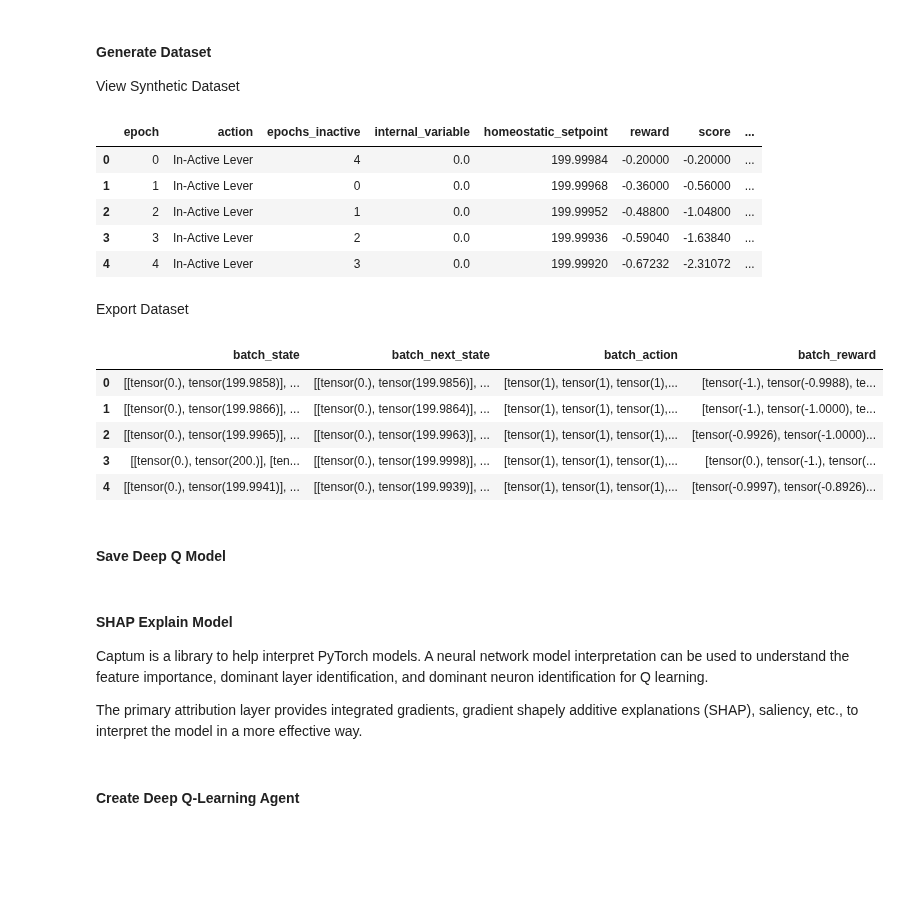
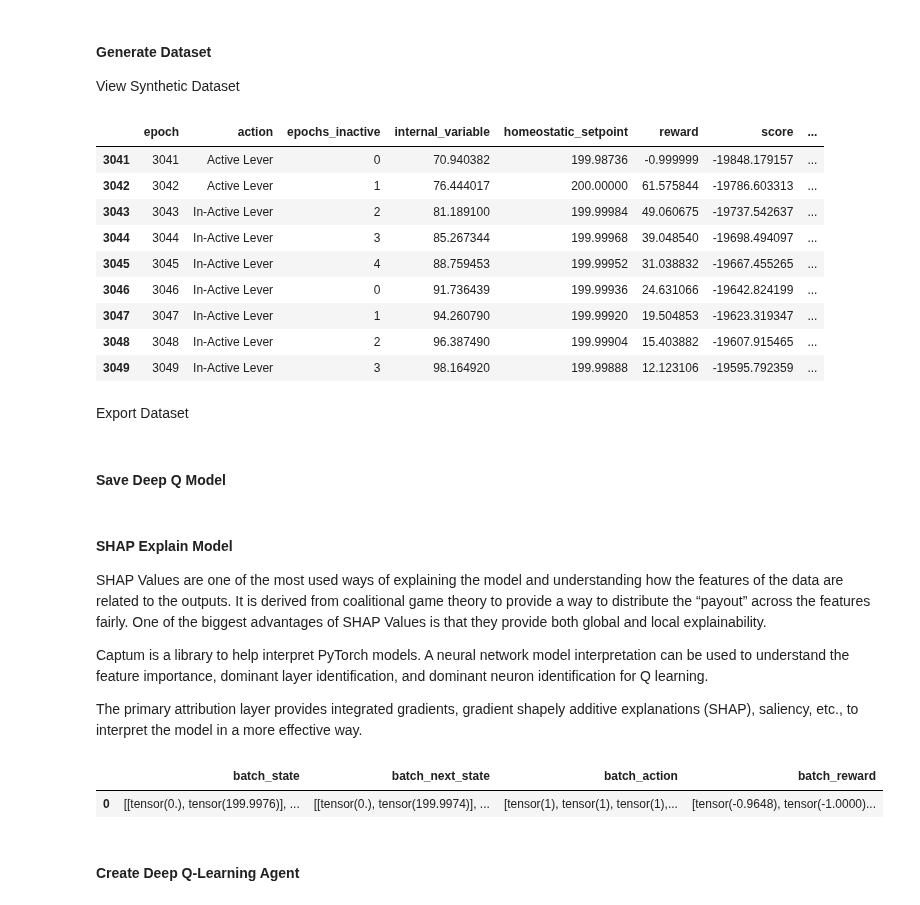
Before and after one commit to rob-sullivan/tu060, a Jupyter notebook: robert_s_sullivan_msc_dissertation.ipynb, the cells around one changed output. Drawn from its saved outputs; the diff is of its cells as text; code cells hidden in the pictures; blank space fills up the shorter version.

Commit message:
shap next

```diff
--- a/robert_s_sullivan_msc_dissertation.ipynb
+++ b/robert_s_sullivan_msc_dissertation.ipynb
@@ -72,17 +83,18 @@ Comprised of a neural network model and a memory model.
 * We also use the Adam Optimisation algorithm. This is an extension to stocastic gradient desent to update weights of the neural network.
 # %%
 class Dqn():
-    def __init__(self, input_size, nb_action, gamma, capacity=100000, learning=0.001, temperature=100):
+    def __init__(self, input_size, nb_action, gamma, capacity=100000, learning=0.001, temperature=100, memory_sample=100):
         self.gamma = gamma
         self.reward_window = []
         self.model = Network(input_size, nb_action)
         self.memory = ReplayMemory(capacity) #100k
+        self.memory_sample = memory_sample
         self.optimizer = optim.Adam(self.model.parameters(), lr = learning)
         self.last_state = torch.Tensor(input_size).unsqueeze(0)
         self.last_action = 0
         self.last_reward = 0
         self.temp = temperature
-        self.df = pd.DataFrame(columns=['batch_state', 'batch_next_state', 'batch_action', 'batch_reward'])
+
     # select action for x duration
     def select_action(self, state):
         #softmax converts numbers into probabilities
@@ -106,19 +118,6 @@ class Dqn():
         #return action.data[0,0], q_values[0][action], action_prob[0][action]
         return action.data[0,0], q_values, action_prob
 
-    #to train our AI
-    #forward propagation then backproagation
-    # get our output, target, compare our output to the target to compute the loss error
-    # backproagate loss error into the nn and use stochastic gradient descent we update the weights according to how much they contributed to the loss error
-    def learn(self, batch_state, batch_next_state, batch_reward, batch_action):
-        outputs = self.model(batch_state).gather(1, batch_action.unsqueeze(1)).squeeze(1)
-        next_outputs = self.model(batch_next_state).detach().max(1)[0]
-        target = self.gamma*next_outputs + batch_reward
-        td_loss = F.smooth_l1_loss(outputs, target)
-        self.optimizer.zero_grad()
-        td_loss.backward(retain_graph = True)
-        self.optimizer.step()
-
     #When ai reaches a new state we update everything
     #update action, last action becomes the new action but also the last state becomes the new state and last reward becomes the new state
     # we then get this new transition and update our reward window to track training progress and exploration
@@ -126,10 +125,8 @@ class Dqn():
         new_state = torch.Tensor(new_signal).float().unsqueeze(0)
         self.memory.push((self.last_state, new_state, torch.LongTensor([int(self.last_action)]), torch.Tensor([self.last_reward])))
         action, q, p = self.select_action(new_state)
-        if len(self.memory.memory) > 100:
-            batch_state, batch_next_state, batch_action, batch_reward = self.memory.sample(100)
-            self.df.loc[len(self.df.index)] = [batch_state.squeeze(), batch_next_state.squeeze(), batch_action.squeeze(), batch_reward.squeeze()]
-
+        if len(self.memory.memory) > self.memory_sample: #100
+            batch_state, batch_next_state, batch_action, batch_reward = self.memory.sample(self.memory_sample)
             self.learn(batch_state, batch_next_state, batch_reward, batch_action)
         self.last_action = action
         self.last_state = new_state
@@ -138,6 +135,20 @@ class Dqn():
         #if len(self.reward_window) > 1000:
         #    del self.reward_window[0]
         return action, q, p
+
+    #to train our AI
+    #forward propagation then backproagation
+    # get our output, target, compare our output to the target to compute the loss error
+    # backproagate loss error into the nn and use stochastic gradient descent we update the weights according to how much they contributed to the loss error
+    def learn(self, batch_state, batch_next_state, batch_reward, batch_action):
+        outputs = self.model(batch_state).gather(1, batch_action.unsqueeze(1)).squeeze(1)
+        self.df.loc[len(self.df.index)] = [outputs]
+        next_outputs = self.model(batch_next_state).detach().max(1)[0]
+        target = self.gamma*next_outputs + batch_reward
+        td_loss = F.smooth_l1_loss(outputs, target)
+        self.optimizer.zero_grad()
+        td_loss.backward(retain_graph = True)
+        self.optimizer.step()
 
     def score(self):
         #return sum(self.reward_window)/(len(self.reward_window)+1.0)
@@ -212,25 +269,20 @@ View Synthetic Dataset
 # %%
 #env.df.head(250)
 #env.df.iloc[100:150] #when hit is taken
-env.df.iloc[0:5]
+env.df.iloc[3041:3050]
 # %% [output]
 |  | epoch | action | epochs_inactive | internal_variable | homeostatic_setpoint | reward | score | ... |
-| 0 | 0 | In-Active Lever | 4 | 0.0 | 199.99984 | -0.20000 | -0.20000 | ... |
-| 1 | 1 | In-Active Lever | 0 | 0.0 | 199.99968 | -0.36000 | -0.56000 | ... |
-| 2 | 2 | In-Active Lever | 1 | 0.0 | 199.99952 | -0.48800 | -1.04800 | ... |
-| 3 | 3 | In-Active Lever | 2 | 0.0 | 199.99936 | -0.59040 | -1.63840 | ... |
-| 4 | 4 | In-Active Lever | 3 | 0.0 | 199.99920 | -0.67232 | -2.31072 | ... |
+| 3041 | 3041 | Active Lever | 0 | 70.940382 | 199.98736 | -0.999999 | -19848.179157 | ... |
+| 3042 | 3042 | Active Lever | 1 | 76.444017 | 200.00000 | 61.575844 | -19786.603313 | ... |
+| 3043 | 3043 | In-Active Lever | 2 | 81.189100 | 199.99984 | 49.060675 | -19737.542637 | ... |
+| 3044 | 3044 | In-Active Lever | 3 | 85.267344 | 199.99968 | 39.048540 | -19698.494097 | ... |
+| 3045 | 3045 | In-Active Lever | 4 | 88.759453 | 199.99952 | 31.038832 | -19667.455265 | ... |
+| 3046 | 3046 | In-Active Lever | 0 | 91.736439 | 199.99936 | 24.631066 | -19642.824199 | ... |
+| 3047 | 3047 | In-Active Lever | 1 | 94.260790 | 199.99920 | 19.504853 | -19623.319347 | ... |
+| 3048 | 3048 | In-Active Lever | 2 | 96.387490 | 199.99904 | 15.403882 | -19607.915465 | ... |
+| 3049 | 3049 | In-Active Lever | 3 | 98.164920 | 199.99888 | 12.123106 | -19595.792359 | ... |
 # %% [markdown]
 Export Dataset
-# %%
-agent.df.head()
-# %% [output]
-|  | batch_state | batch_next_state | batch_action | batch_reward |
-| 0 | [[tensor(0.), tensor(199.9858)], ... | [[tensor(0.), tensor(199.9856)], ... | [tensor(1), tensor(1), tensor(1),... | [tensor(-1.), tensor(-0.9988), te... |
-| 1 | [[tensor(0.), tensor(199.9866)], ... | [[tensor(0.), tensor(199.9864)], ... | [tensor(1), tensor(1), tensor(1),... | [tensor(-1.), tensor(-1.0000), te... |
-| 2 | [[tensor(0.), tensor(199.9965)], ... | [[tensor(0.), tensor(199.9963)], ... | [tensor(1), tensor(1), tensor(1),... | [tensor(-0.9926), tensor(-1.0000)... |
-| 3 | [[tensor(0.), tensor(200.)], [ten... | [[tensor(0.), tensor(199.9998)], ... | [tensor(1), tensor(1), tensor(1),... | [tensor(0.), tensor(-1.), tensor(... |
-| 4 | [[tensor(0.), tensor(199.9941)], ... | [[tensor(0.), tensor(199.9939)], ... | [tensor(1), tensor(1), tensor(1),... | [tensor(-0.9997), tensor(-0.8926)... |
 # %%
 x = datetime.datetime.now()
 file_name = str(x.year) + "_" + str(x.month) + "_" + str(x.day) + "_" + str(x.strftime("%H")) + "_" + str(x.strftime("%M")) + "_" + str(x.strftime("%S")) + ".csv"
@@ -241,7 +293,14 @@ file_name = str(x.year) + "_" + str(x.month) + "_" + str(x.day) + "_" + str(x.st
 agent.save()
 # %% [markdown]
 #### SHAP Explain Model
+SHAP Values are one of the most used ways of explaining the model and understanding how the features of the data are related to the outputs. It is derived from coalitional game theory to provide a way to distribute the “payout” across the features fairly. One of the biggest advantages of SHAP Values is that they provide both global and local explainability.
+
 Captum is a library to help interpret PyTorch models. A neural network model interpretation can be used to understand the feature importance, dominant layer identification, and dominant neuron identification for Q learning.
 
 The primary attribution layer provides integrated gradients, gradient shapely additive explanations (SHAP), saliency, etc., to interpret the model in a more effective way.
+# %%
+agent.memory.memory
+# %% [output]
+|  | batch_state | batch_next_state | batch_action | batch_reward |
+| 0 | [[tensor(0.), tensor(199.9976)], ... | [[tensor(0.), tensor(199.9974)], ... | [tensor(1), tensor(1), tensor(1),... | [tensor(-0.9648), tensor(-1.0000)... |
 # %%
```
Also changed, not shown: parts of 12 cells of this notebook, 1 other file.
